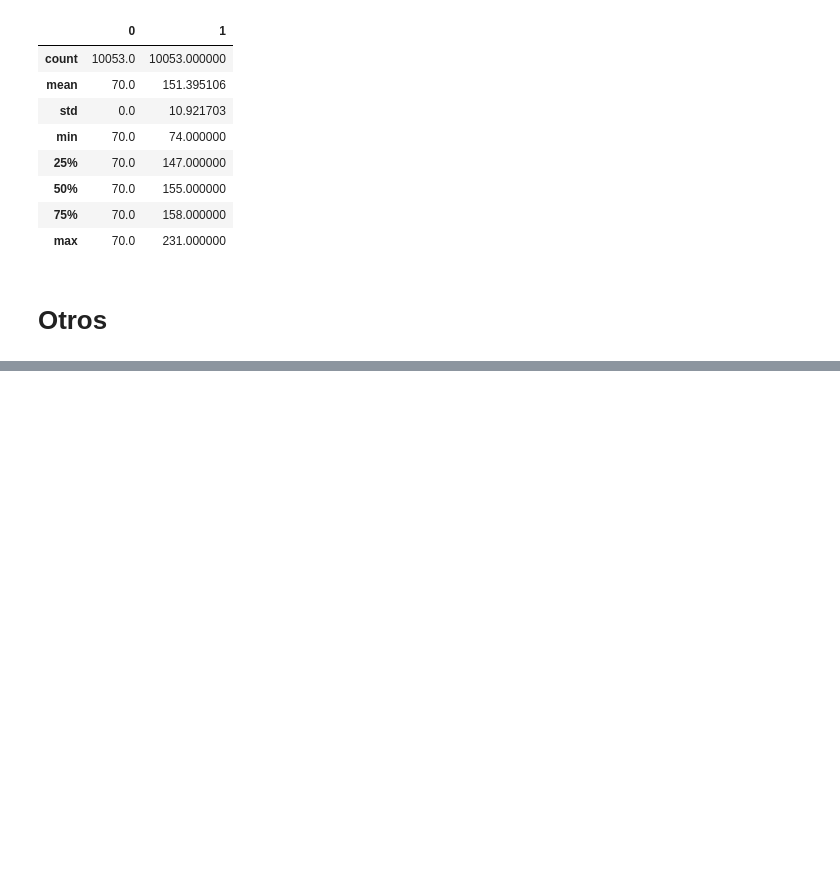
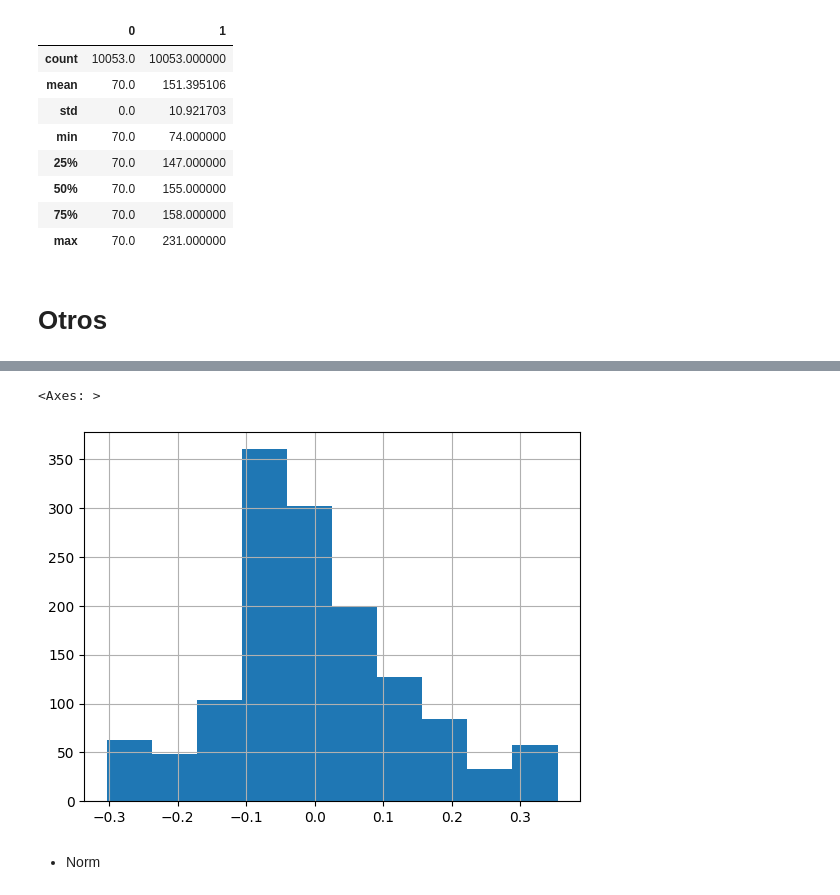
Before and after one commit to JafetMoon/hum_transcription_Project_DIA, a Jupyter notebook: 2-preprocesamiento.ipynb, the cells around one changed output, grey strips where cells are left out. Cells and saved outputs as stored; diff of their text form; code cells hidden in the pictures; blank space fills up the shorter version.

```diff
--- a/2-preprocesamiento.ipynb
+++ b/2-preprocesamiento.ipynb
@@ -363,0 +308,8 @@ array([0.    , 0.0625, 0.125 , 0.1875, 0.25  , 0.3125, 0.375 , 0.4375,
+# %%
+pd.Series(foo[:,10]).hist()
+#Requiere normalización en x (amplitudes)
+# %% [output]
+<Axes: >
+[figure, added]
+# %% [markdown]
+- Norm
```
Also changed, not shown: parts of 15 cells of this notebook, 5 other files.
